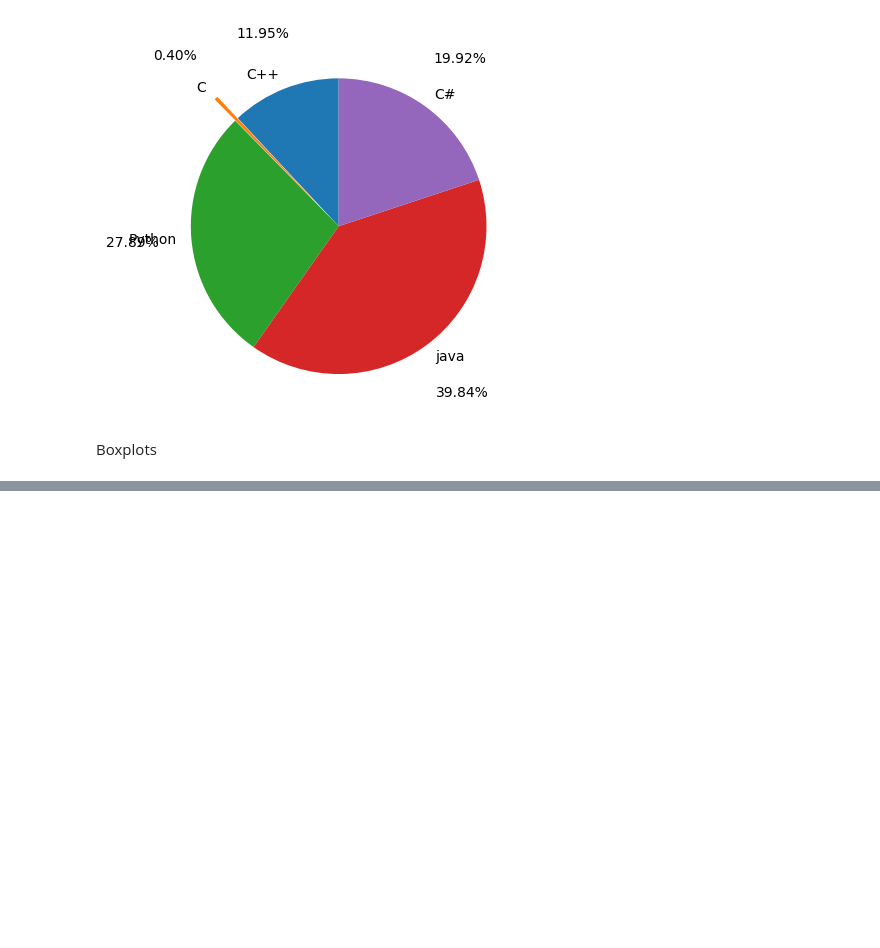
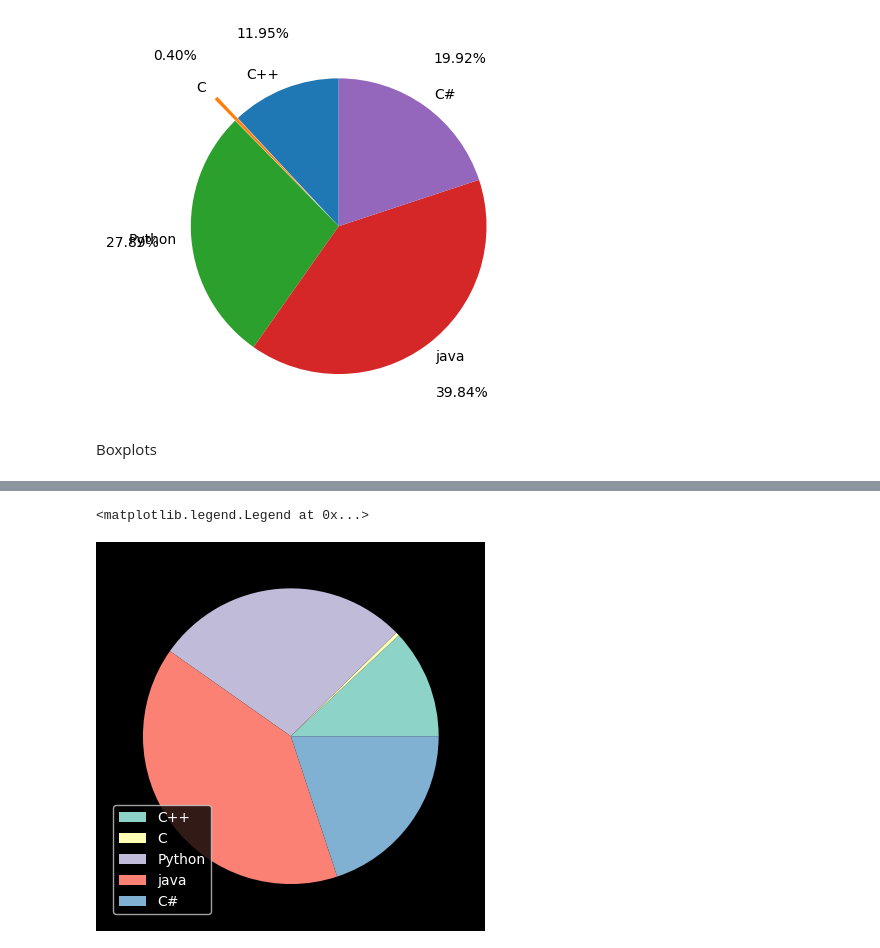
Before and after one commit to aarinz/data-science-practice, a Jupyter notebook: Matplotlib/matplotlib.ipynb, the cells around one changed output, grey strips where cells are left out. Drawn from its saved outputs; the diff is of its cells as text; code cells hidden in the pictures; blank space fills up the shorter version.

```diff
--- a/Matplotlib/matplotlib.ipynb
+++ b/Matplotlib/matplotlib.ipynb
@@ -177,0 +217,6 @@ plt.boxplot(heights)
+# %%
+plt.pie(votes, labels=None)
+plt.legend(labels=langs)
+# %% [output]
+<matplotlib.legend.Legend at 0x...>
+[figure, added]
```
Also changed, not shown: parts of 21 cells of this notebook.
